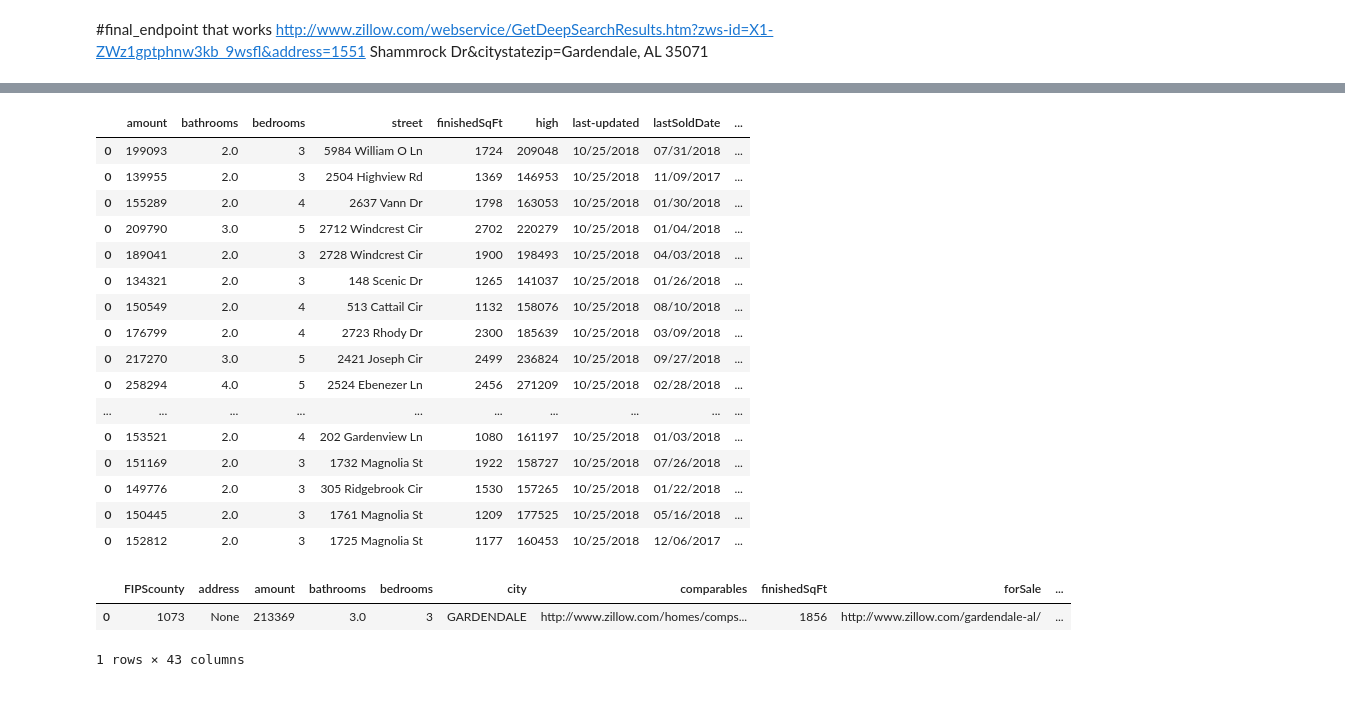
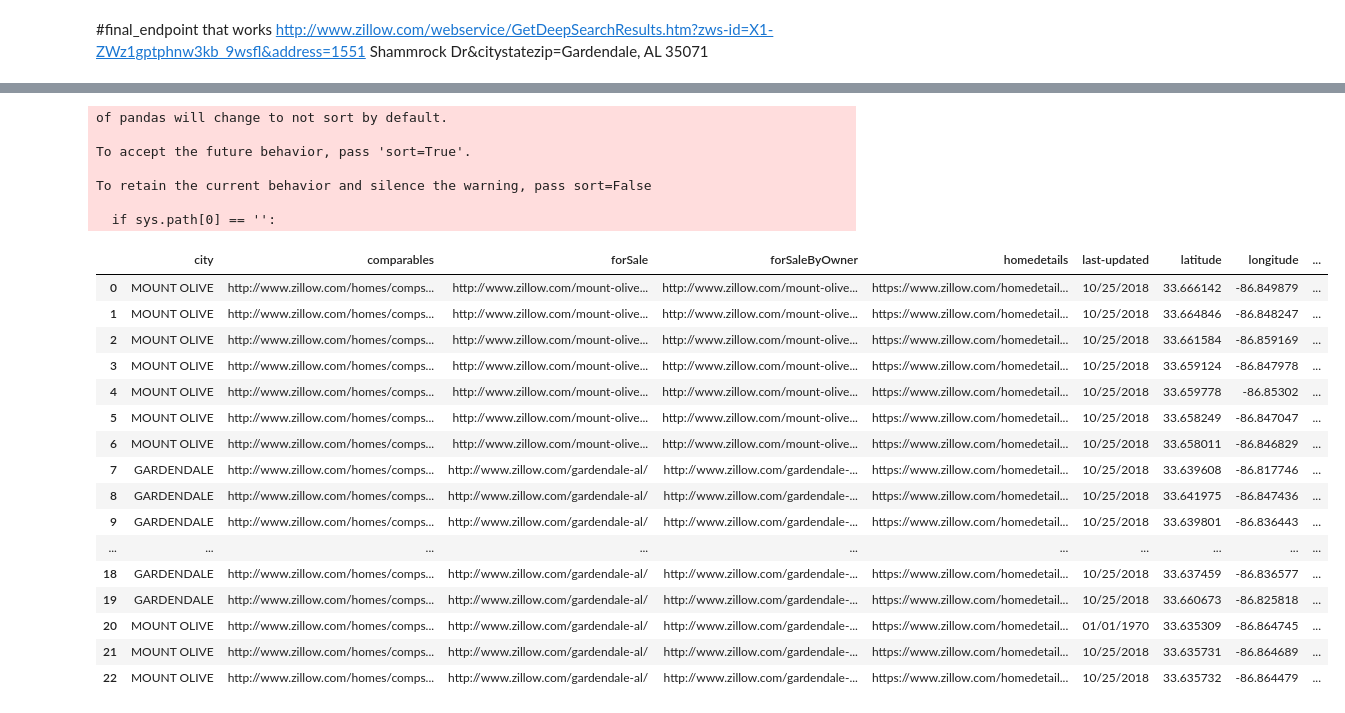
Before and after one commit to bradleymccoy/python, a Jupyter notebook: API Scripts/ZillowAPI.ipynb, the cells around one changed output, grey strips where cells are left out. Cells and saved outputs as stored; diff of their text form; code cells hidden in the pictures.

Commit message:
zillow api updates

```diff
--- a/API Scripts/ZillowAPI.ipynb
+++ b/API Scripts/ZillowAPI.ipynb
@@ -49,4 +47,4 @@ def deepSearch_api(endPoint,query):
             d[child.tag] =child.text
     return d
 # %%
-deep_results=call_api(deep_search_endpoint,deep_query)
+deep_results=deepSearch_api(deep_search_endpoint,deep_query)
@@ -70,7 +88,7 @@ def deepComps_api(endPoint,query):
     df.drop('index',1,inplace=True)
     return df
 # %%
-comps_endpoint = 'http://www.zillow.com/webservice/GetDeepComps.htm'
+comps_deep_endpoint = 'http://www.zillow.com/webservice/GetDeepComps.htm'
 comps_query = {'zpid':zpid,'count':23,'zws-id':zwsid}
 # %%
 comps =deepComps_api(comps_endpoint,comps_query)
@@ -109,6 +108,11 @@ AttributeError: 'NoneType' object has no attribute 'iter'
 # %%
-resp
+df =deepComps_api(comps_deep_endpoint,comps_query)
 #/Comps:comps/response/properties/comparables
+# %% [output]
+of pandas will change to not sort by default.
+
+To accept the future behavior, pass 'sort=True'.
+
+To retain the current behavior and silence the warning, pass sort=False
+
+  if sys.path[0] == '':
-# %%
-df = pd.concat([json_normalize(x) for x in i],join='outer')
-df.to_csv('HouseComps.csv')
@@ -135,26 +119,20 @@ cols =['amount',
-# %%
-DataFrame(df,columns=cols)
-# %% [output]
-|  | amount | bathrooms | bedrooms | street | finishedSqFt | high | last-updated | lastSoldDate | ... |
-| 0 | 199093 | 2.0 | 3 | 5984 William O Ln | 1724 | 209048 | 10/25/2018 | 07/31/2018 | ... |
-| 0 | 139955 | 2.0 | 3 | 2504 Highview Rd | 1369 | 146953 | 10/25/2018 | 11/09/2017 | ... |
-| 0 | 155289 | 2.0 | 4 | 2637 Vann Dr | 1798 | 163053 | 10/25/2018 | 01/30/2018 | ... |
-| 0 | 209790 | 3.0 | 5 | 2712 Windcrest Cir | 2702 | 220279 | 10/25/2018 | 01/04/2018 | ... |
-| 0 | 189041 | 2.0 | 3 | 2728 Windcrest Cir | 1900 | 198493 | 10/25/2018 | 04/03/2018 | ... |
-| 0 | 134321 | 2.0 | 3 | 148 Scenic Dr | 1265 | 141037 | 10/25/2018 | 01/26/2018 | ... |
-| 0 | 150549 | 2.0 | 4 | 513 Cattail Cir | 1132 | 158076 | 10/25/2018 | 08/10/2018 | ... |
-| 0 | 176799 | 2.0 | 4 | 2723 Rhody Dr | 2300 | 185639 | 10/25/2018 | 03/09/2018 | ... |
-| 0 | 217270 | 3.0 | 5 | 2421 Joseph Cir | 2499 | 236824 | 10/25/2018 | 09/27/2018 | ... |
-| 0 | 258294 | 4.0 | 5 | 2524 Ebenezer Ln | 2456 | 271209 | 10/25/2018 | 02/28/2018 | ... |
-| ... | ... | ... | ... | ... | ... | ... | ... | ... | ... |
-| 0 | 153521 | 2.0 | 4 | 202 Gardenview Ln | 1080 | 161197 | 10/25/2018 | 01/03/2018 | ... |
-| 0 | 151169 | 2.0 | 3 | 1732 Magnolia St | 1922 | 158727 | 10/25/2018 | 07/26/2018 | ... |
-| 0 | 149776 | 2.0 | 3 | 305 Ridgebrook Cir | 1530 | 157265 | 10/25/2018 | 01/22/2018 | ... |
-| 0 | 150445 | 2.0 | 3 | 1761 Magnolia St | 1209 | 177525 | 10/25/2018 | 05/16/2018 | ... |
-| 0 | 152812 | 2.0 | 3 | 1725 Magnolia St | 1177 | 160453 | 10/25/2018 | 12/06/2017 | ... |
-# %%
-json_normalize(d)
-# %% [output]
-|  | FIPScounty | address | amount | bathrooms | bedrooms | city | comparables | finishedSqFt | forSale | ... |
-| 0 | 1073 | None | 213369 | 3.0 | 3 | GARDENDALE | http://www.zillow.com/homes/comps... | 1856 | http://www.zillow.com/gardendale-al/ | ... |
-1 rows × 43 columns
+# %%
+df
+# %% [output]
+|  | city | comparables | forSale | forSaleByOwner | homedetails | last-updated | latitude | longitude | ... |
+| 0 | MOUNT OLIVE | http://www.zillow.com/homes/comps... | http://www.zillow.com/mount-olive... | http://www.zillow.com/mount-olive... | https://www.zillow.com/homedetail... | 10/25/2018 | 33.666142 | -86.849879 | ... |
+| 1 | MOUNT OLIVE | http://www.zillow.com/homes/comps... | http://www.zillow.com/mount-olive... | http://www.zillow.com/mount-olive... | https://www.zillow.com/homedetail... | 10/25/2018 | 33.664846 | -86.848247 | ... |
+| 2 | MOUNT OLIVE | http://www.zillow.com/homes/comps... | http://www.zillow.com/mount-olive... | http://www.zillow.com/mount-olive... | https://www.zillow.com/homedetail... | 10/25/2018 | 33.661584 | -86.859169 | ... |
+| 3 | MOUNT OLIVE | http://www.zillow.com/homes/comps... | http://www.zillow.com/mount-olive... | http://www.zillow.com/mount-olive... | https://www.zillow.com/homedetail... | 10/25/2018 | 33.659124 | -86.847978 | ... |
+| 4 | MOUNT OLIVE | http://www.zillow.com/homes/comps... | http://www.zillow.com/mount-olive... | http://www.zillow.com/mount-olive... | https://www.zillow.com/homedetail... | 10/25/2018 | 33.659778 | -86.85302 | ... |
+| 5 | MOUNT OLIVE | http://www.zillow.com/homes/comps... | http://www.zillow.com/mount-olive... | http://www.zillow.com/mount-olive... | https://www.zillow.com/homedetail... | 10/25/2018 | 33.658249 | -86.847047 | ... |
+| 6 | MOUNT OLIVE | http://www.zillow.com/homes/comps... | http://www.zillow.com/mount-olive... | http://www.zillow.com/mount-olive... | https://www.zillow.com/homedetail... | 10/25/2018 | 33.658011 | -86.846829 | ... |
+| 7 | GARDENDALE | http://www.zillow.com/homes/comps... | http://www.zillow.com/gardendale-al/ | http://www.zillow.com/gardendale-... | https://www.zillow.com/homedetail... | 10/25/2018 | 33.639608 | -86.817746 | ... |
+| 8 | GARDENDALE | http://www.zillow.com/homes/comps... | http://www.zillow.com/gardendale-al/ | http://www.zillow.com/gardendale-... | https://www.zillow.com/homedetail... | 10/25/2018 | 33.641975 | -86.847436 | ... |
+| 9 | GARDENDALE | http://www.zillow.com/homes/comps... | http://www.zillow.com/gardendale-al/ | http://www.zillow.com/gardendale-... | https://www.zillow.com/homedetail... | 10/25/2018 | 33.639801 | -86.836443 | ... |
+| ... | ... | ... | ... | ... | ... | ... | ... | ... | ... |
+| 18 | GARDENDALE | http://www.zillow.com/homes/comps... | http://www.zillow.com/gardendale-al/ | http://www.zillow.com/gardendale-... | https://www.zillow.com/homedetail... | 10/25/2018 | 33.637459 | -86.836577 | ... |
+| 19 | GARDENDALE | http://www.zillow.com/homes/comps... | http://www.zillow.com/gardendale-al/ | http://www.zillow.com/gardendale-... | https://www.zillow.com/homedetail... | 10/25/2018 | 33.660673 | -86.825818 | ... |
+| 20 | MOUNT OLIVE | http://www.zillow.com/homes/comps... | http://www.zillow.com/gardendale-al/ | http://www.zillow.com/gardendale-... | https://www.zillow.com/homedetail... | 01/01/1970 | 33.635309 | -86.864745 | ... |
+| 21 | MOUNT OLIVE | http://www.zillow.com/homes/comps... | http://www.zillow.com/gardendale-al/ | http://www.zillow.com/gardendale-... | https://www.zillow.com/homedetail... | 10/25/2018 | 33.635731 | -86.864689 | ... |
+| 22 | MOUNT OLIVE | http://www.zillow.com/homes/comps... | http://www.zillow.com/gardendale-al/ | http://www.zillow.com/gardendale-... | https://www.zillow.com/homedetail... | 10/25/2018 | 33.635732 | -86.864479 | ... |
```
Also changed, not shown: parts of 10 cells of this notebook.
